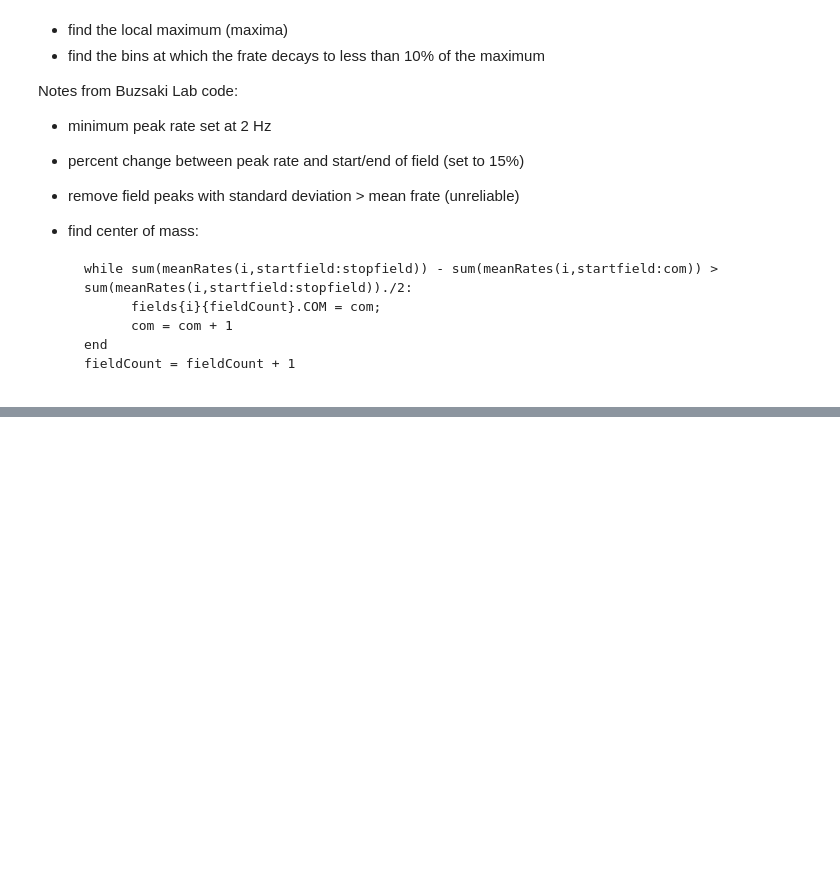
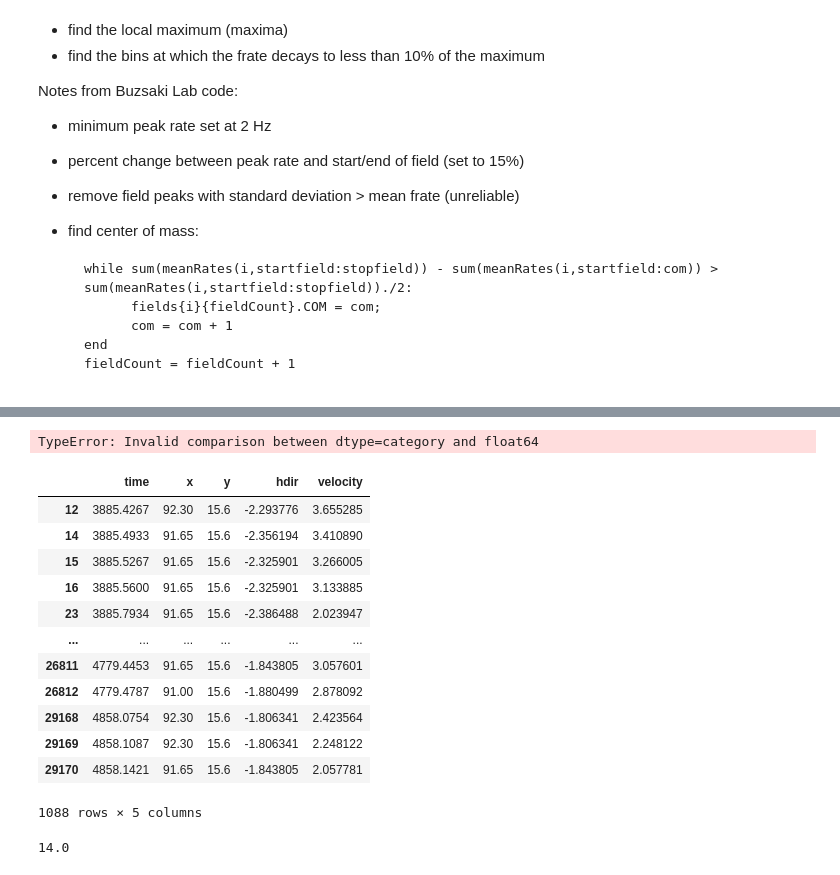
Before and after one commit to pdrivier/phase_precession, a Jupyter notebook: place_fields.ipynb, the cells around one changed output, grey strips where cells are left out. Cells and saved outputs as stored; diff of their text form; code cells hidden in the pictures; blank space fills up the shorter version.

```diff
--- a/place_fields.ipynb
+++ b/place_fields.ipynb
@@ -451,0 +498,3 @@ edges_df.reset_index()
+# %%
+subvel = posdf[posdf['velocity'] > 1.5]
+subedge = edges_df[edges_df['cell_id'] == cell]
@@ -451,0 +540,25 @@ edges_df.reset_index()
+# %%
+buffer = 2
+subrightcross = subvel[(subvel['y_binned'] ]
+# %% [output]
+TypeError: Invalid comparison between dtype=category and float64
+# %%
+subrightcross
+# %% [output]
+|  | time | x | y | hdir | velocity |
+| 12 | 3885.4267 | 92.30 | 15.6 | -2.293776 | 3.655285 |
+| 14 | 3885.4933 | 91.65 | 15.6 | -2.356194 | 3.410890 |
+| 15 | 3885.5267 | 91.65 | 15.6 | -2.325901 | 3.266005 |
+| 16 | 3885.5600 | 91.65 | 15.6 | -2.325901 | 3.133885 |
+| 23 | 3885.7934 | 91.65 | 15.6 | -2.386488 | 2.023947 |
+| ... | ... | ... | ... | ... | ... |
+| 26811 | 4779.4453 | 91.65 | 15.6 | -1.843805 | 3.057601 |
+| 26812 | 4779.4787 | 91.00 | 15.6 | -1.880499 | 2.878092 |
+| 29168 | 4858.0754 | 92.30 | 15.6 | -1.806341 | 2.423564 |
+| 29169 | 4858.1087 | 92.30 | 15.6 | -1.806341 | 2.248122 |
+| 29170 | 4858.1421 | 91.65 | 15.6 | -1.843805 | 2.057781 |
+1088 rows × 5 columns
+# %%
+right_edge[0]
+# %% [output]
+14.0
```
Also changed, not shown: parts of 28 cells of this notebook.
